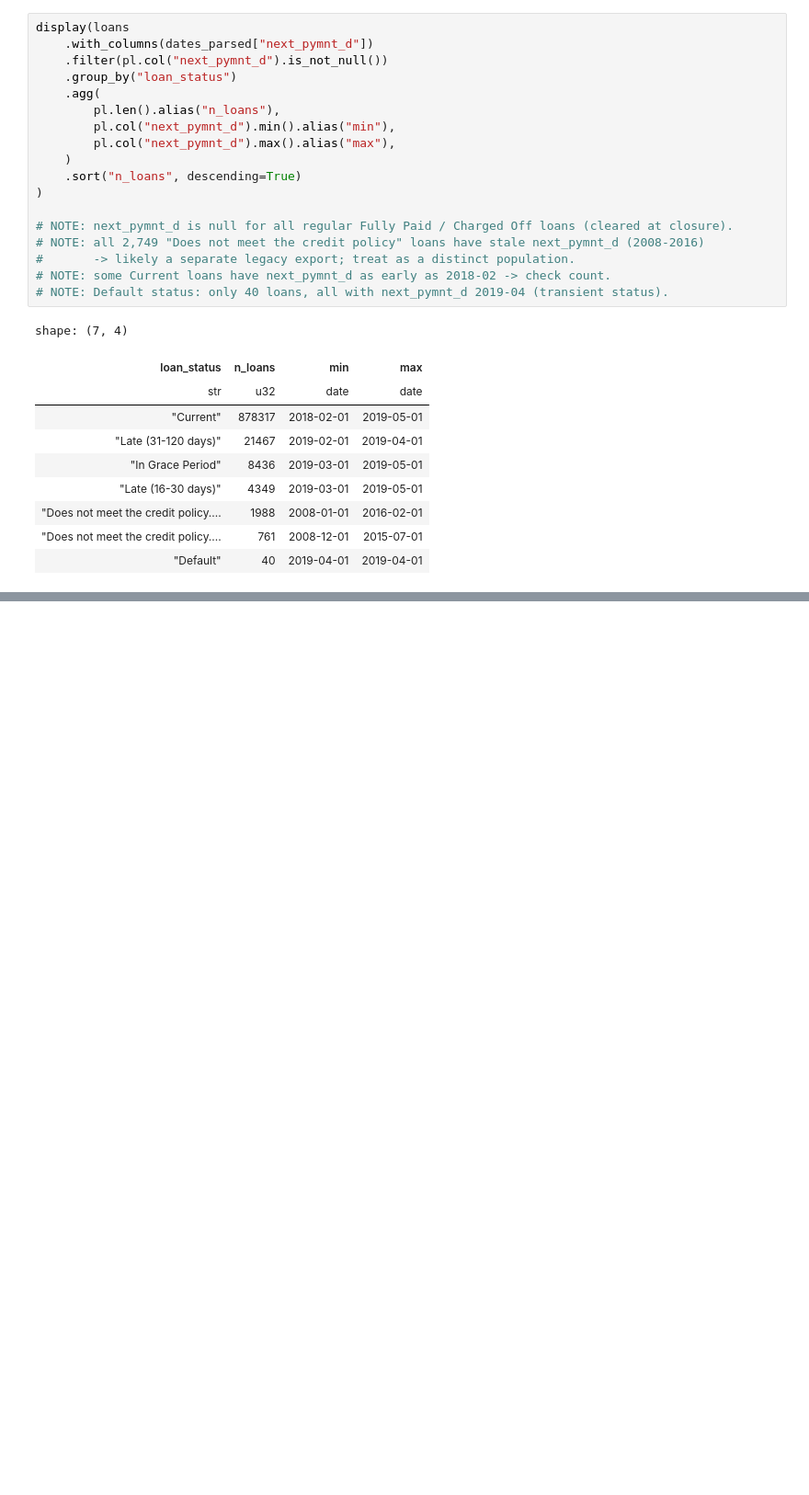
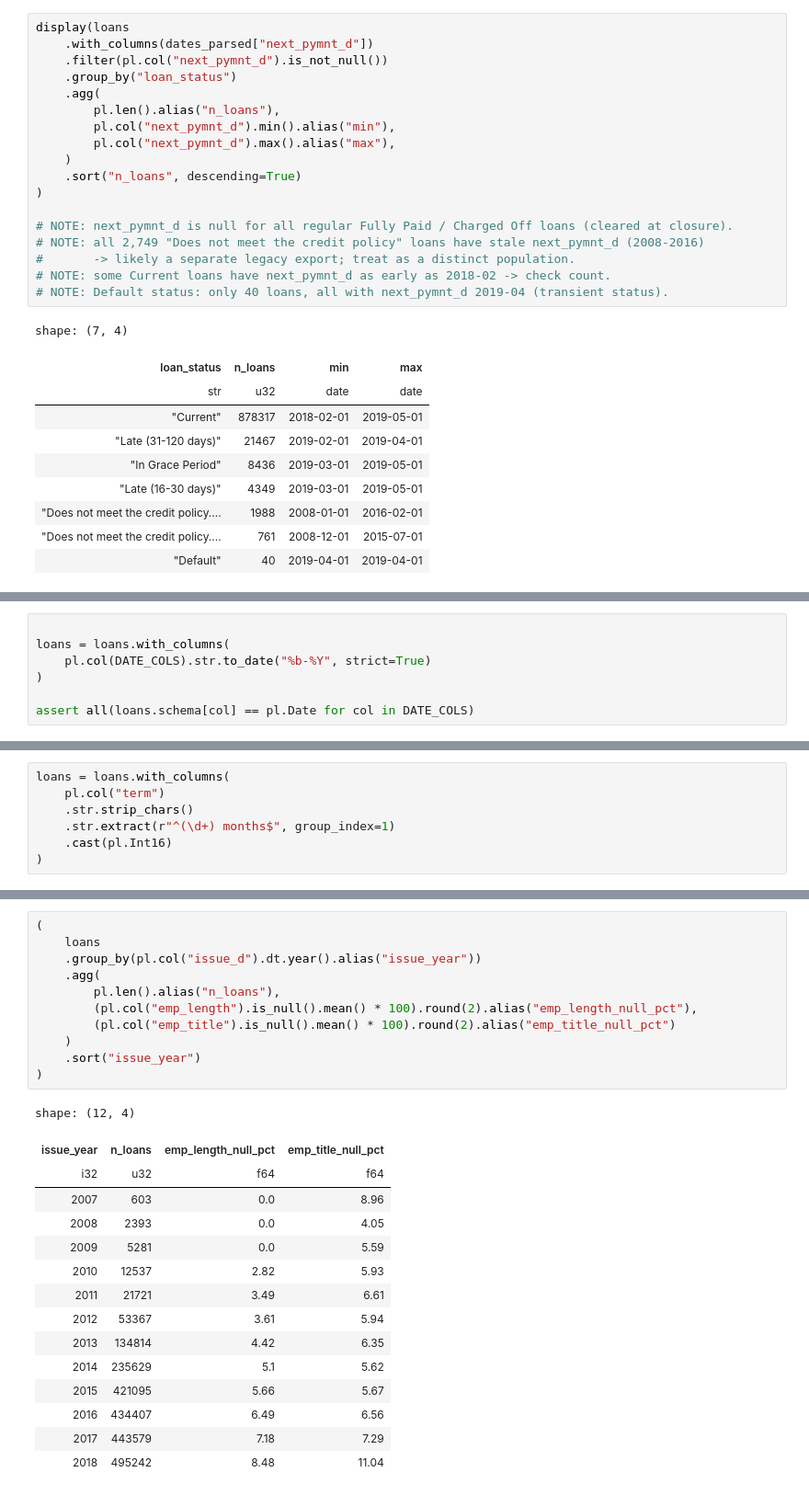
Before and after one commit to MadejMatt/lending-club-pd, a Jupyter notebook: notebooks/01_data_audit.ipynb, the cells around one changed output, grey strips where cells are left out. Shown at 92% size. Saved outputs shown, nothing was run; the diff lists cells and outputs as text; blank space fills up the shorter version.

Commit message:
Add date/term conversions and emp_length checks to data audit

```diff
--- a/notebooks/01_data_audit.ipynb
+++ b/notebooks/01_data_audit.ipynb
@@ -404,0 +410,7 @@ shape: (7, 4)
+# %%
+
+loans = loans.with_columns(
+    pl.col(DATE_COLS).str.to_date("%b-%Y", strict=True)
+)
+
+assert all(loans.schema[col] == pl.Date for col in DATE_COLS)
@@ -404,0 +450,7 @@ shape: (7, 4)
+# %%
+loans = loans.with_columns(
+    pl.col("term")
+    .str.strip_chars()
+    .str.extract(r"^(\d+) months$", group_index=1)
+    .cast(pl.Int16)
+)
@@ -404,0 +543,27 @@ shape: (7, 4)
+# %%
+(
+    loans
+    .group_by(pl.col("issue_d").dt.year().alias("issue_year"))
+    .agg(
+        pl.len().alias("n_loans"),
+        (pl.col("emp_length").is_null().mean() * 100).round(2).alias("emp_length_null_pct"),
+        (pl.col("emp_title").is_null().mean() * 100).round(2).alias("emp_title_null_pct")
+    )
+    .sort("issue_year")
+)
+# %% [output]
+shape: (12, 4)
+| issue_year | n_loans | emp_length_null_pct | emp_title_null_pct |
+| i32 | u32 | f64 | f64 |
+| 2007 | 603 | 0.0 | 8.96 |
+| 2008 | 2393 | 0.0 | 4.05 |
+| 2009 | 5281 | 0.0 | 5.59 |
+| 2010 | 12537 | 2.82 | 5.93 |
+| 2011 | 21721 | 3.49 | 6.61 |
+| 2012 | 53367 | 3.61 | 5.94 |
+| 2013 | 134814 | 4.42 | 6.35 |
+| 2014 | 235629 | 5.1 | 5.62 |
+| 2015 | 421095 | 5.66 | 5.67 |
+| 2016 | 434407 | 6.49 | 6.56 |
+| 2017 | 443579 | 7.18 | 7.29 |
+| 2018 | 495242 | 8.48 | 11.04 |
```
Also changed, not shown: parts of 13 cells of this notebook.
